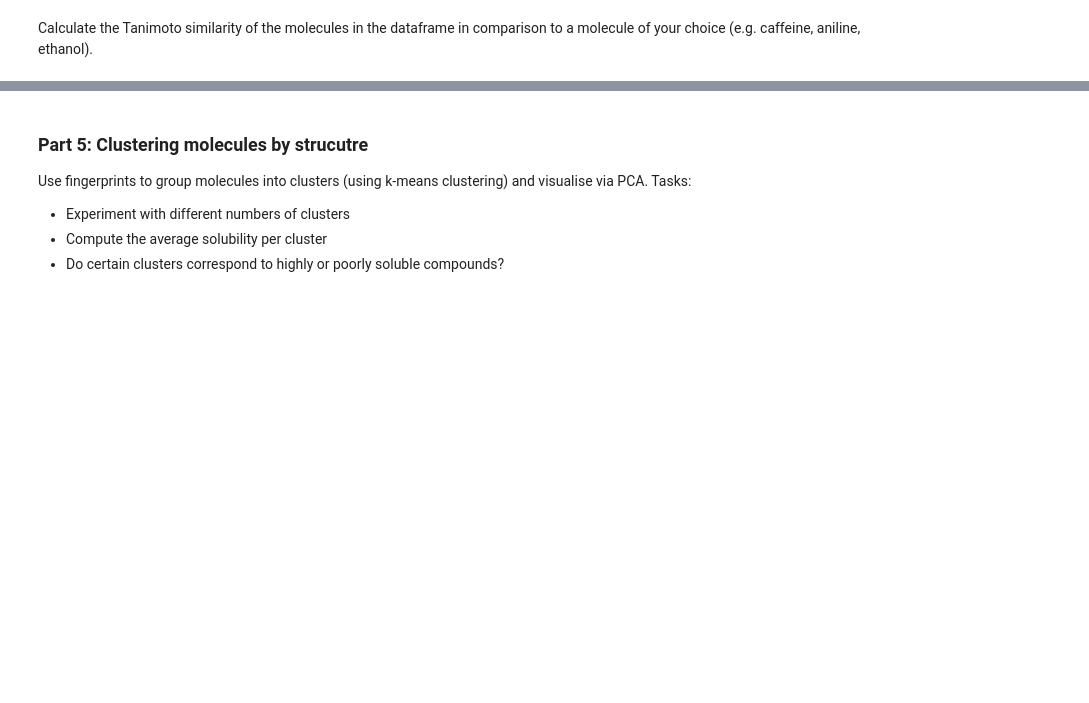
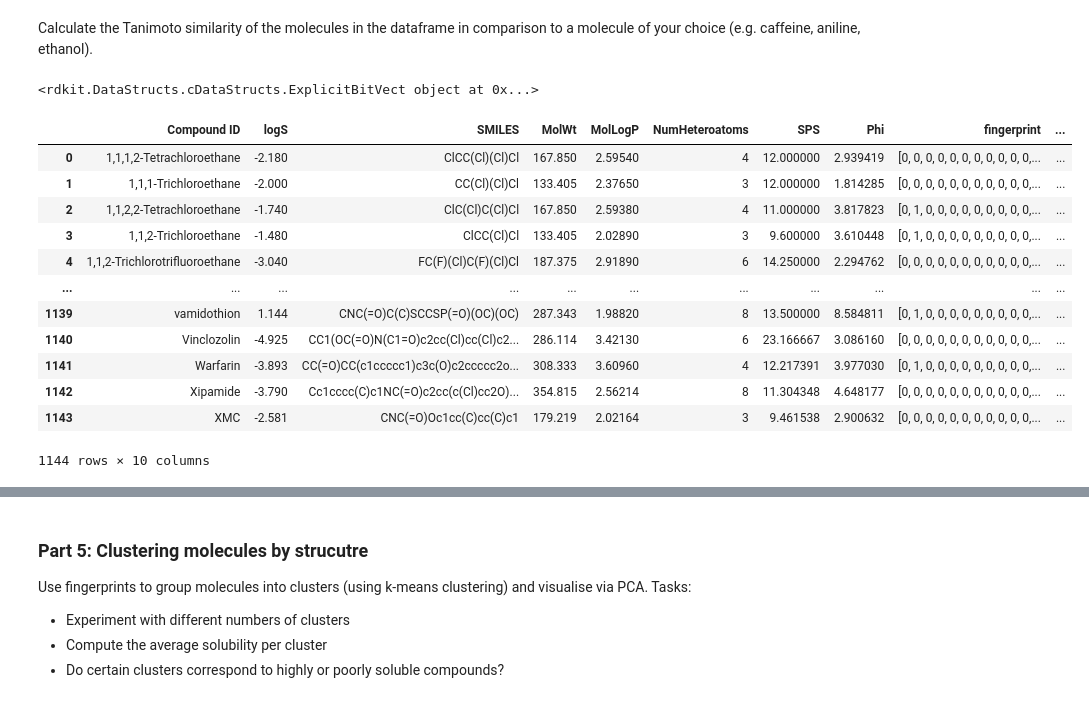
Before and after one commit to schoergj/DSA103, a Jupyter notebook: LifeScienceData/lecture13/RDKIt_Workshop.ipynb, the cells around one changed output, grey strips where cells are left out. Cells and saved outputs as stored; diff of their text form; code cells hidden in the pictures; blank space fills up the shorter version.

```diff
--- a/LifeScienceData/lecture13/RDKIt_Workshop.ipynb
+++ b/LifeScienceData/lecture13/RDKIt_Workshop.ipynb
@@ -149,8 +217,23 @@ from rdkit.Chem import rdFingerprintGenerator, DataStructs
 # %% [markdown]
 Calculate the Tanimoto similarity of the molecules in the dataframe in comparison to a molecule of your choice (e.g. caffeine, aniline, ethanol).
 # %%
-query_fp = mol2fp("CN1C=NC2=C1C(=O)N(C(=O)N2C)C")
+query_fp = mol2fp("Nc1ccccc1")
 print(query_fp)
 
 df["similarity"] = df["fingerprint"].apply(lambda fp: DataStructs.TanimotoSimilarity(fp, query_fp))
 df
+# %% [output]
+<rdkit.DataStructs.cDataStructs.ExplicitBitVect object at 0x...>
+|  | Compound ID | logS | SMILES | MolWt | MolLogP | NumHeteroatoms | SPS | Phi | fingerprint | ... |
+| 0 | 1,1,1,2-Tetrachloroethane | -2.180 | ClCC(Cl)(Cl)Cl | 167.850 | 2.59540 | 4 | 12.000000 | 2.939419 | [0, 0, 0, 0, 0, 0, 0, 0, 0, 0, 0,... | ... |
+| 1 | 1,1,1-Trichloroethane | -2.000 | CC(Cl)(Cl)Cl | 133.405 | 2.37650 | 3 | 12.000000 | 1.814285 | [0, 0, 0, 0, 0, 0, 0, 0, 0, 0, 0,... | ... |
+| 2 | 1,1,2,2-Tetrachloroethane | -1.740 | ClC(Cl)C(Cl)Cl | 167.850 | 2.59380 | 4 | 11.000000 | 3.817823 | [0, 1, 0, 0, 0, 0, 0, 0, 0, 0, 0,... | ... |
+| 3 | 1,1,2-Trichloroethane | -1.480 | ClCC(Cl)Cl | 133.405 | 2.02890 | 3 | 9.600000 | 3.610448 | [0, 1, 0, 0, 0, 0, 0, 0, 0, 0, 0,... | ... |
+| 4 | 1,1,2-Trichlorotrifluoroethane | -3.040 | FC(F)(Cl)C(F)(Cl)Cl | 187.375 | 2.91890 | 6 | 14.250000 | 2.294762 | [0, 0, 0, 0, 0, 0, 0, 0, 0, 0, 0,... | ... |
+| ... | ... | ... | ... | ... | ... | ... | ... | ... | ... | ... |
+| 1139 | vamidothion | 1.144 | CNC(=O)C(C)SCCSP(=O)(OC)(OC) | 287.343 | 1.98820 | 8 | 13.500000 | 8.584811 | [0, 1, 0, 0, 0, 0, 0, 0, 0, 0, 0,... | ... |
+| 1140 | Vinclozolin | -4.925 | CC1(OC(=O)N(C1=O)c2cc(Cl)cc(Cl)c2... | 286.114 | 3.42130 | 6 | 23.166667 | 3.086160 | [0, 0, 0, 0, 0, 0, 0, 0, 0, 0, 0,... | ... |
+| 1141 | Warfarin | -3.893 | CC(=O)CC(c1ccccc1)c3c(O)c2ccccc2o... | 308.333 | 3.60960 | 4 | 12.217391 | 3.977030 | [0, 1, 0, 0, 0, 0, 0, 0, 0, 0, 0,... | ... |
+| 1142 | Xipamide | -3.790 | Cc1cccc(C)c1NC(=O)c2cc(c(Cl)cc2O)... | 354.815 | 2.56214 | 8 | 11.304348 | 4.648177 | [0, 0, 0, 0, 0, 0, 0, 0, 0, 0, 0,... | ... |
+| 1143 | XMC | -2.581 | CNC(=O)Oc1cc(C)cc(C)c1 | 179.219 | 2.02164 | 3 | 9.461538 | 2.900632 | [0, 0, 0, 0, 0, 0, 0, 0, 0, 0, 0,... | ... |
+1144 rows × 10 columns
```
Also changed, not shown: parts of 15 cells of this notebook, 1 other file.
